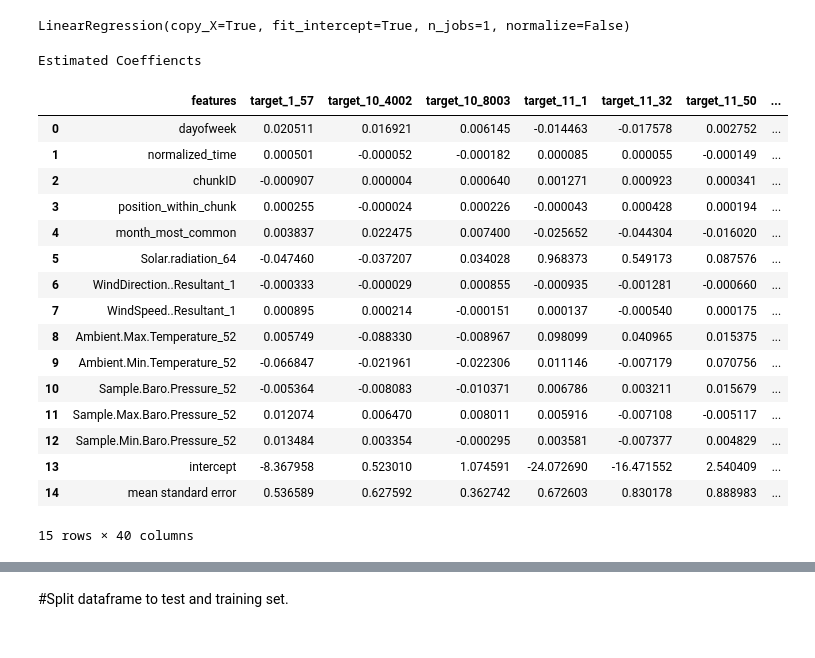
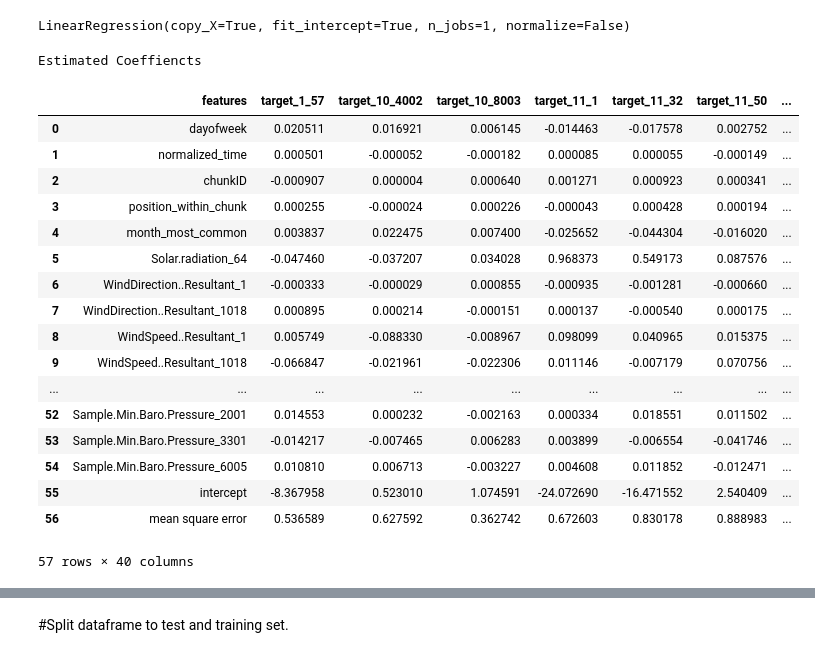
Before and after one commit to jtlam/springboard_capstone1, a Jupyter notebook: Capstone1_Impute.ipynb, the cells around one changed output, grey strips where cells are left out. Drawn from its saved outputs; the diff is of its cells as text; code cells hidden in the pictures.

```diff
--- a/Capstone1_Impute.ipynb
+++ b/Capstone1_Impute.ipynb
@@ -151,35 +175,58 @@ LinearRegression(copy_X=True, fit_intercept=True, n_jobs=1, normalize=False)
 # %%
 df_coeff = pd.DataFrame(['dayofweek', 'normalized_time', 'chunkID', 'position_within_chunk',
        'month_most_common', 'Solar.radiation_64', 'WindDirection..Resultant_1',
-       'WindSpeed..Resultant_1', 'Ambient.Max.Temperature_52',
-       'Ambient.Min.Temperature_52', 'Sample.Baro.Pressure_52',
-       'Sample.Max.Baro.Pressure_52', 'Sample.Min.Baro.Pressure_52','intercept','mean standard error'], columns = ['features'])
+       'WindDirection..Resultant_1018', 'WindSpeed..Resultant_1',
+       'WindSpeed..Resultant_1018', 'Ambient.Max.Temperature_14',
+       'Ambient.Max.Temperature_22', 'Ambient.Max.Temperature_50',
+       'Ambient.Max.Temperature_52', 'Ambient.Max.Temperature_57',
+       'Ambient.Max.Temperature_76', 'Ambient.Max.Temperature_2001',
+       'Ambient.Max.Temperature_3301', 'Ambient.Max.Temperature_6005',
+       'Ambient.Min.Temperature_14', 'Ambient.Min.Temperature_22',
+       'Ambient.Min.Temperature_50', 'Ambient.Min.Temperature_52',
+       'Ambient.Min.Temperature_57', 'Ambient.Min.Temperature_76',
+       'Ambient.Min.Temperature_2001', 'Ambient.Min.Temperature_3301',
+       'Ambient.Min.Temperature_6005', 'Sample.Baro.Pressure_14',
+       'Sample.Baro.Pressure_22', 'Sample.Baro.Pressure_50',
+       'Sample.Baro.Pressure_52', 'Sample.Baro.Pressure_57',
+       'Sample.Baro.Pressure_76', 'Sample.Baro.Pressure_2001',
+       'Sample.Baro.Pressure_3301', 'Sample.Baro.Pressure_6005',
+       'Sample.Max.Baro.Pressure_14', 'Sample.Max.Baro.Pressure_22',
+       'Sample.Max.Baro.Pressure_50', 'Sample.Max.Baro.Pressure_52',
+       'Sample.Max.Baro.Pressure_57', 'Sample.Max.Baro.Pressure_76',
+       'Sample.Max.Baro.Pressure_2001', 'Sample.Max.Baro.Pressure_3301',
+       'Sample.Max.Baro.Pressure_6005', 'Sample.Min.Baro.Pressure_14',
+       'Sample.Min.Baro.Pressure_22', 'Sample.Min.Baro.Pressure_50',
+       'Sample.Min.Baro.Pressure_52', 'Sample.Min.Baro.Pressure_57',
+       'Sample.Min.Baro.Pressure_76', 'Sample.Min.Baro.Pressure_2001',
+       'Sample.Min.Baro.Pressure_3301', 'Sample.Min.Baro.Pressure_6005',
+    'intercept','mean square error'], columns = ['features'])
 
 for x in range(len(df_targets.columns)):
     lm.fit(X, df_targets[df_targets.columns[x]])
     mse = np.mean((df_targets[df_targets.columns[x]] - lm.predict(X)) ** 2)
     dat = pd.DataFrame(list(zip(lm.coef_)), columns = [df_targets.columns[x]])
-    dat.loc[13] = lm.intercept_
-    dat.loc[14] = mse
+    dat.loc[55] = lm.intercept_
+    dat.loc[56] = mse
     df_coeff = df_coeff.join(dat)
 print("Estimated Coeffiencts")
 df_coeff
 # %% [output]
 Estimated Coeffiencts
 |  | features | target_1_57 | target_10_4002 | target_10_8003 | target_11_1 | target_11_32 | target_11_50 | ... |
 | 0 | dayofweek | 0.020511 | 0.016921 | 0.006145 | -0.014463 | -0.017578 | 0.002752 | ... |
 | 1 | normalized_time | 0.000501 | -0.000052 | -0.000182 | 0.000085 | 0.000055 | -0.000149 | ... |
 | 2 | chunkID | -0.000907 | 0.000004 | 0.000640 | 0.001271 | 0.000923 | 0.000341 | ... |
 | 3 | position_within_chunk | 0.000255 | -0.000024 | 0.000226 | -0.000043 | 0.000428 | 0.000194 | ... |
 | 4 | month_most_common | 0.003837 | 0.022475 | 0.007400 | -0.025652 | -0.044304 | -0.016020 | ... |
 | 5 | Solar.radiation_64 | -0.047460 | -0.037207 | 0.034028 | 0.968373 | 0.549173 | 0.087576 | ... |
 | 6 | WindDirection..Resultant_1 | -0.000333 | -0.000029 | 0.000855 | -0.000935 | -0.001281 | -0.000660 | ... |
-| 7 | WindSpeed..Resultant_1 | 0.000895 | 0.000214 | -0.000151 | 0.000137 | -0.000540 | 0.000175 | ... |
-| 8 | Ambient.Max.Temperature_52 | 0.005749 | -0.088330 | -0.008967 | 0.098099 | 0.040965 | 0.015375 | ... |
-| 9 | Ambient.Min.Temperature_52 | -0.066847 | -0.021961 | -0.022306 | 0.011146 | -0.007179 | 0.070756 | ... |
-| 10 | Sample.Baro.Pressure_52 | -0.005364 | -0.008083 | -0.010371 | 0.006786 | 0.003211 | 0.015679 | ... |
-| 11 | Sample.Max.Baro.Pressure_52 | 0.012074 | 0.006470 | 0.008011 | 0.005916 | -0.007108 | -0.005117 | ... |
-| 12 | Sample.Min.Baro.Pressure_52 | 0.013484 | 0.003354 | -0.000295 | 0.003581 | -0.007377 | 0.004829 | ... |
-| 13 | intercept | -8.367958 | 0.523010 | 1.074591 | -24.072690 | -16.471552 | 2.540409 | ... |
-| 14 | mean standard error | 0.536589 | 0.627592 | 0.362742 | 0.672603 | 0.830178 | 0.888983 | ... |
+| 7 | WindDirection..Resultant_1018 | 0.000895 | 0.000214 | -0.000151 | 0.000137 | -0.000540 | 0.000175 | ... |
+| 8 | WindSpeed..Resultant_1 | 0.005749 | -0.088330 | -0.008967 | 0.098099 | 0.040965 | 0.015375 | ... |
+| 9 | WindSpeed..Resultant_1018 | -0.066847 | -0.021961 | -0.022306 | 0.011146 | -0.007179 | 0.070756 | ... |
+| ... | ... | ... | ... | ... | ... | ... | ... | ... |
+| 52 | Sample.Min.Baro.Pressure_2001 | 0.014553 | 0.000232 | -0.002163 | 0.000334 | 0.018551 | 0.011502 | ... |
+| 53 | Sample.Min.Baro.Pressure_3301 | -0.014217 | -0.007465 | 0.006283 | 0.003899 | -0.006554 | -0.041746 | ... |
+| 54 | Sample.Min.Baro.Pressure_6005 | 0.010810 | 0.006713 | -0.003227 | 0.004608 | 0.011852 | -0.012471 | ... |
+| 55 | intercept | -8.367958 | 0.523010 | 1.074591 | -24.072690 | -16.471552 | 2.540409 | ... |
+| 56 | mean square error | 0.536589 | 0.627592 | 0.362742 | 0.672603 | 0.830178 | 0.888983 | ... |
-15 rows × 40 columns
+57 rows × 40 columns
```
Also changed, not shown: parts of 3 cells of this notebook.
